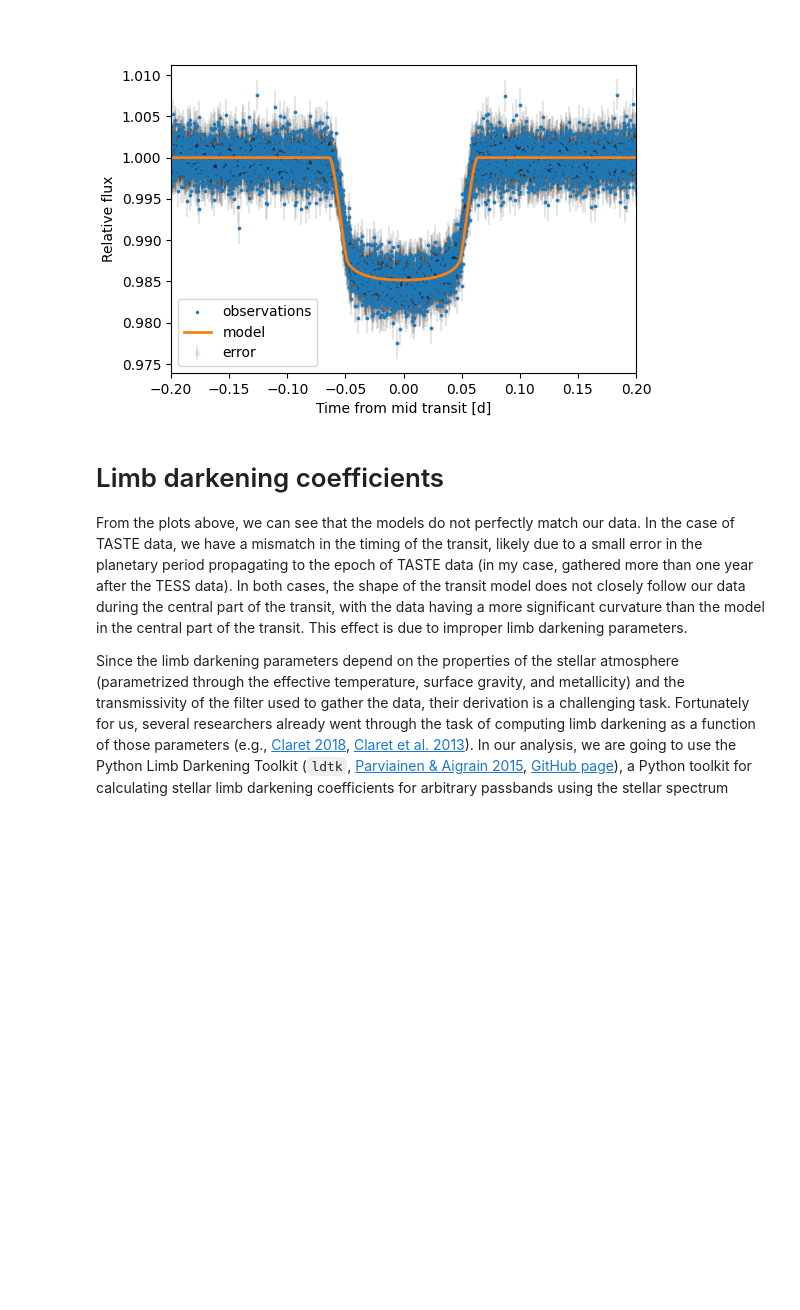
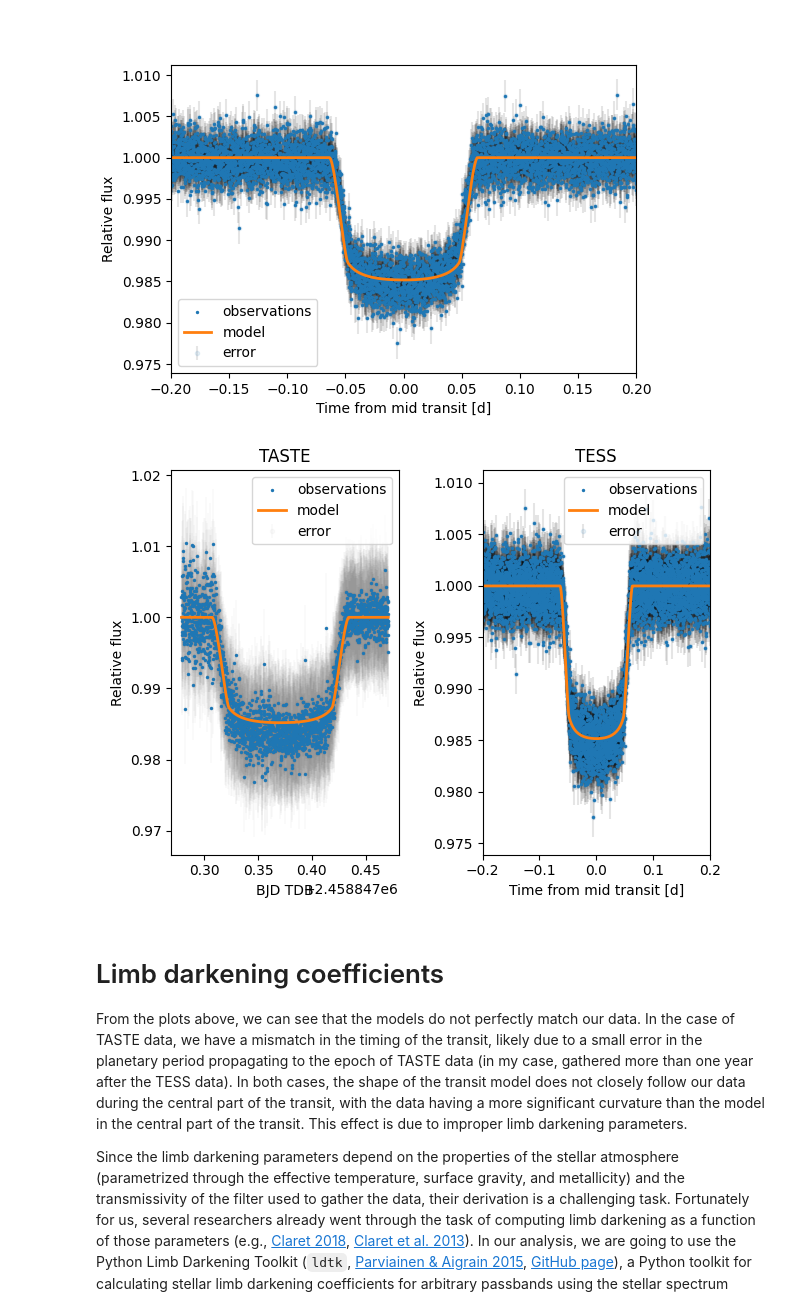
Before and after one commit to marcoboscato/exoplanet_lab2023, a Jupyter notebook: WASP-12 LAB/DATA ANALYSIS/1_transit_model.ipynb, the cells around one changed output. Saved outputs shown, nothing was run; the diff lists cells and outputs as text; code cells hidden in the pictures; blank space fills up the shorter version.

Commit message:
plots and images

```diff
--- a/WASP-12 LAB/DATA ANALYSIS/1_transit_model.ipynb
+++ b/WASP-12 LAB/DATA ANALYSIS/1_transit_model.ipynb
@@ -158,6 +158,32 @@ plt.show()
 [figure]
 [figure]
 [figure]
+# %%
+plt.figure()
+
+plt.subplot(121)
+plt.scatter(taste_bjd_tdb, differential_ap08_allref_normalized, s=2, label='observations')
+plt.errorbar(taste_bjd_tdb, differential_ap08_allref_normalized, yerr=differential_ap08_allref_normalized_error, fmt='.', c='k', alpha=0.02, zorder=-1, label='error')
+plt.plot(taste_bjd_tdb, taste_flux, lw=2, c='C1', label='model')
+plt.xlabel("BJD TDB")
+plt.ylabel("Relative flux")
+plt.title('TASTE')
+plt.legend()
+
+plt.subplot(122)
+plt.errorbar(folded_tess_time, sap_masked_huberspline, yerr=sap_masked_huberspline_error, fmt='.', ecolor='k', zorder=1, label='error', alpha=0.1)
+plt.scatter(folded_tess_time, sap_masked_huberspline, s=2, label='observations')
+plt.plot(folded_range, tess_folded_flux, lw=2, c='C1', label='model')
+plt.xlim(-0.2, 0.2)
+plt.xlabel("Time from mid transit [d]")
+plt.ylabel("Relative flux")
+plt.title('TESS')
+plt.legend()
+
+plt.tight_layout()
+plt.show()
+# %% [output]
+[figure, added]
 # %% [markdown]
 # Limb darkening coefficients
 
```
Also changed, not shown: parts of 1 cell of this notebook, 2 other files.
